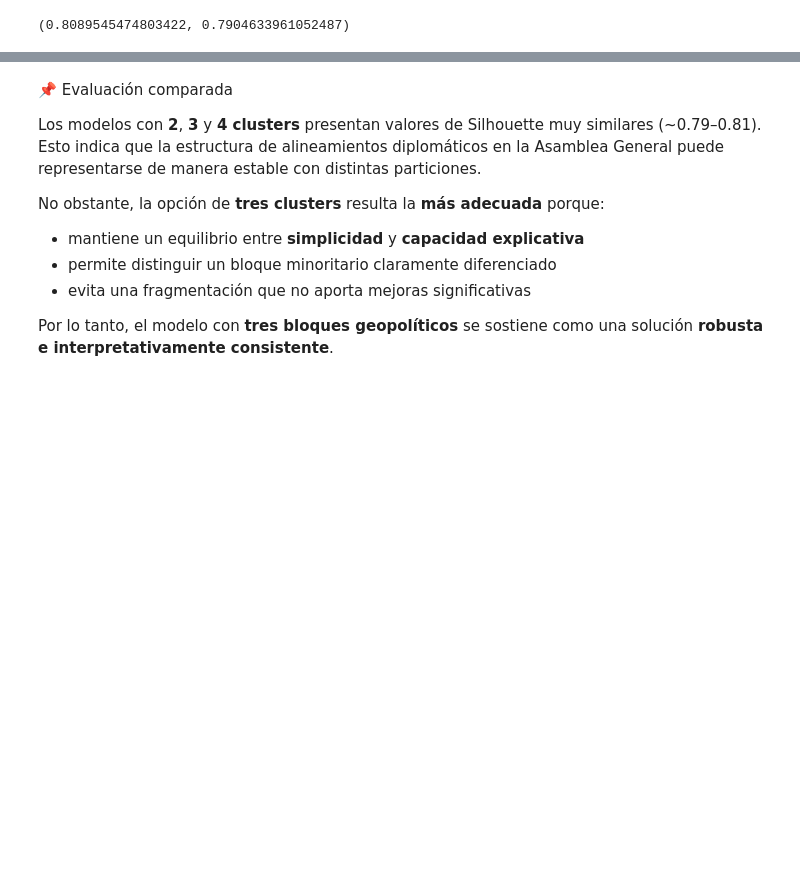
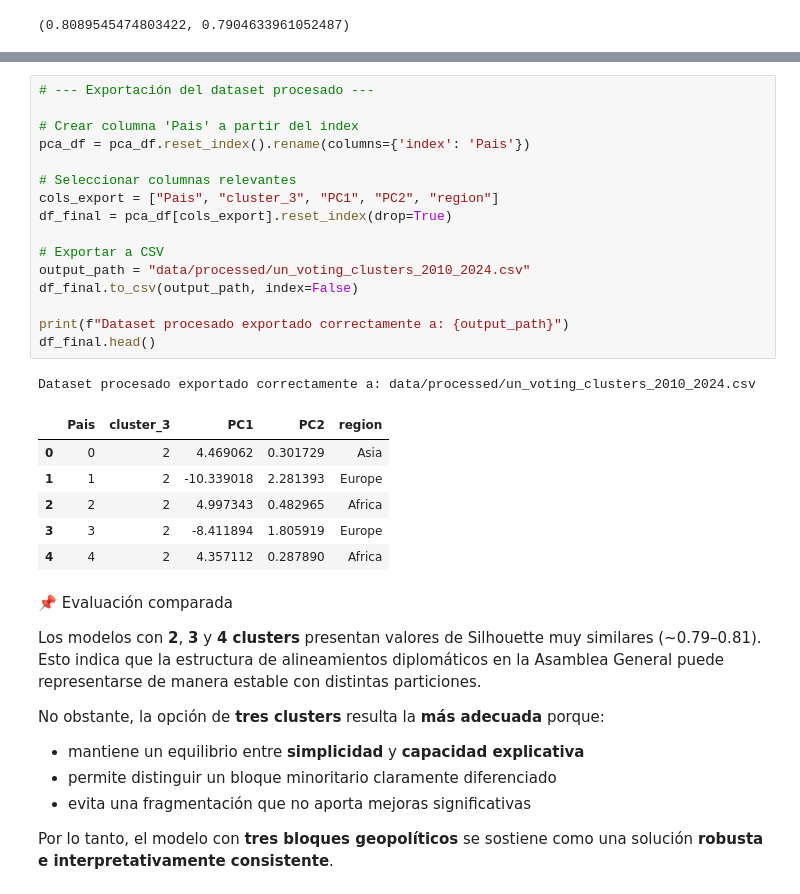
Before and after one commit to fernandezelias/UN_Voting_Clustering, a Jupyter notebook: un_votes_clustering.ipynb, the cells around one changed output, grey strips where cells are left out. Saved outputs shown, nothing was run; the diff lists cells and outputs as text; blank space fills up the shorter version.

```diff
--- a/un_votes_clustering.ipynb
+++ b/un_votes_clustering.ipynb
@@ -1091,3 +1108,27 @@ score_2, score_4
+# %%
+# --- Exportación del dataset procesado ---
+
+# Crear columna 'Pais' a partir del index
+pca_df = pca_df.reset_index().rename(columns={'index': 'Pais'})
+
+# Seleccionar columnas relevantes
+cols_export = ["Pais", "cluster_3", "PC1", "PC2", "region"]
+df_final = pca_df[cols_export].reset_index(drop=True)
+
+# Exportar a CSV
+output_path = "data/processed/un_voting_clusters_2010_2024.csv"
+df_final.to_csv(output_path, index=False)
+
+print(f"Dataset procesado exportado correctamente a: {output_path}")
+df_final.head()
+# %% [output]
+Dataset procesado exportado correctamente a: data/processed/un_voting_clusters_2010_2024.csv
+|  | Pais | cluster_3 | PC1 | PC2 | region |
+| 0 | 0 | 2 | 4.469062 | 0.301729 | Asia |
+| 1 | 1 | 2 | -10.339018 | 2.281393 | Europe |
+| 2 | 2 | 2 | 4.997343 | 0.482965 | Africa |
+| 3 | 3 | 2 | -8.411894 | 1.805919 | Europe |
+| 4 | 4 | 2 | 4.357112 | 0.287890 | Africa |
 # %% [markdown]
 📌 Evaluación comparada
 
```
Also changed, not shown: parts of 9 cells of this notebook, 5 other files.
